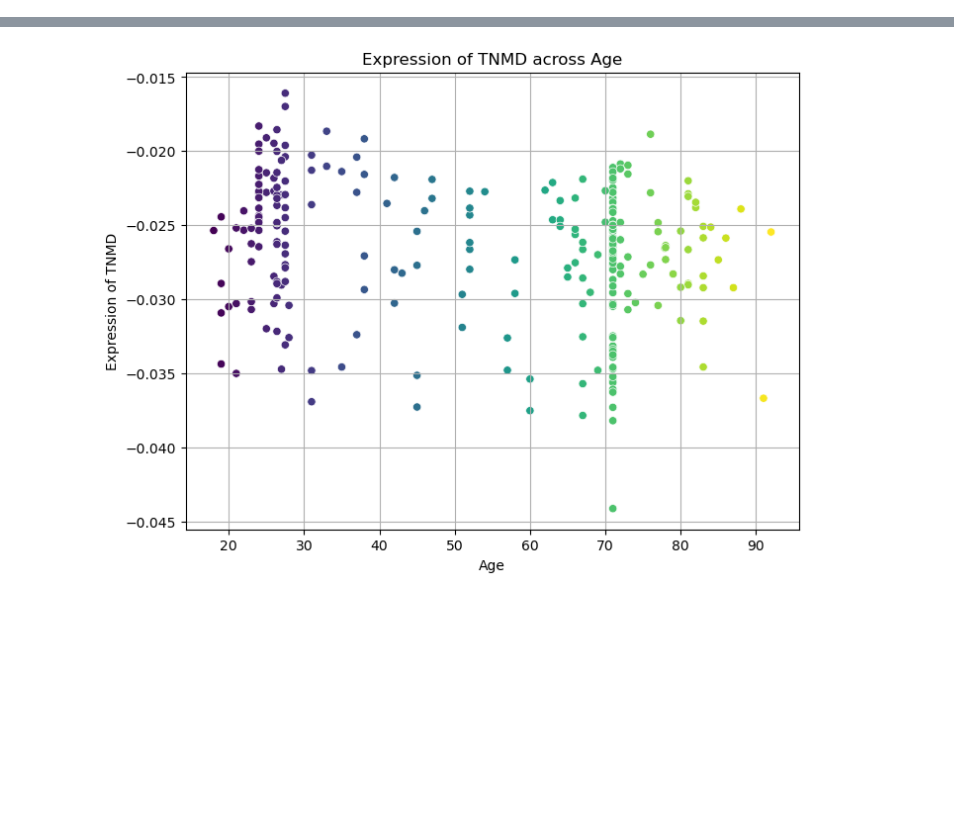
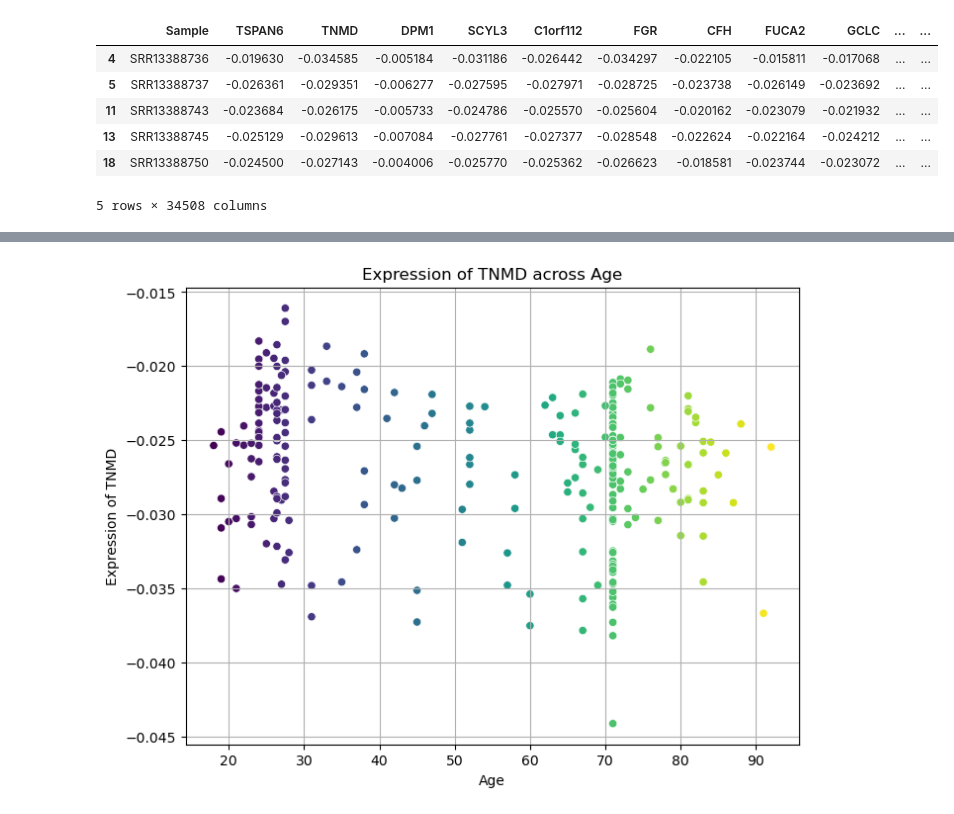
Before and after one commit to GuerreroVazquez/expression_profiles, a Jupyter notebook: Ploting_profiles.ipynb, the cells around one changed output, grey strips where cells are left out. Saved outputs shown, nothing was run; the diff lists cells and outputs as text; code cells hidden in the pictures; blank space fills up the shorter version.

```diff
--- a/Ploting_profiles.ipynb
+++ b/Ploting_profiles.ipynb
@@ -8,2 +71,13 @@ expression_data = pd.read_csv('data/RNAseq_z_score_adjustedCombat_just_age_symbo
+# %%
+female_expression = expression_data[expression_data['Sample'].isin(female_samples)]
+female_expression.head()
+# %% [output]
+|  | Sample | TSPAN6 | TNMD | DPM1 | SCYL3 | C1orf112 | FGR | CFH | FUCA2 | GCLC | ... | ... |
+| 4 | SRR13388736 | -0.019630 | -0.034585 | -0.005184 | -0.031186 | -0.026442 | -0.034297 | -0.022105 | -0.015811 | -0.017068 | ... | ... |
+| 5 | SRR13388737 | -0.026361 | -0.029351 | -0.006277 | -0.027595 | -0.027971 | -0.028725 | -0.023738 | -0.026149 | -0.023692 | ... | ... |
+| 11 | SRR13388743 | -0.023684 | -0.026175 | -0.005733 | -0.024786 | -0.025570 | -0.025604 | -0.020162 | -0.023079 | -0.021932 | ... | ... |
+| 13 | SRR13388745 | -0.025129 | -0.029613 | -0.007084 | -0.027761 | -0.027377 | -0.028548 | -0.022624 | -0.022164 | -0.024212 | ... | ... |
+| 18 | SRR13388750 | -0.024500 | -0.027143 | -0.004006 | -0.025770 | -0.025362 | -0.026623 | -0.018581 | -0.023744 | -0.023072 | ... | ... |
+5 rows × 34508 columns
 # %%
 from ploting_profiles import *
```
Also changed, not shown: parts of 7 cells of this notebook, 3 other files.
